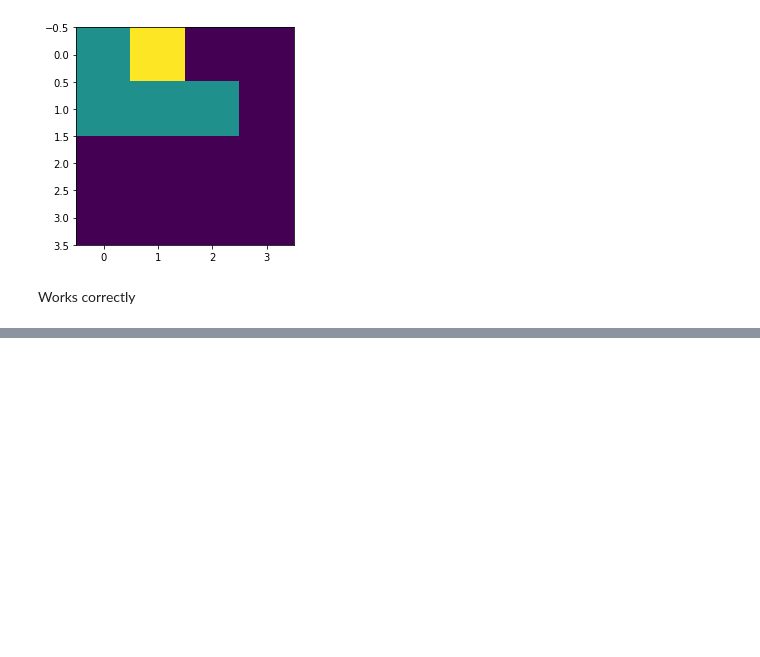
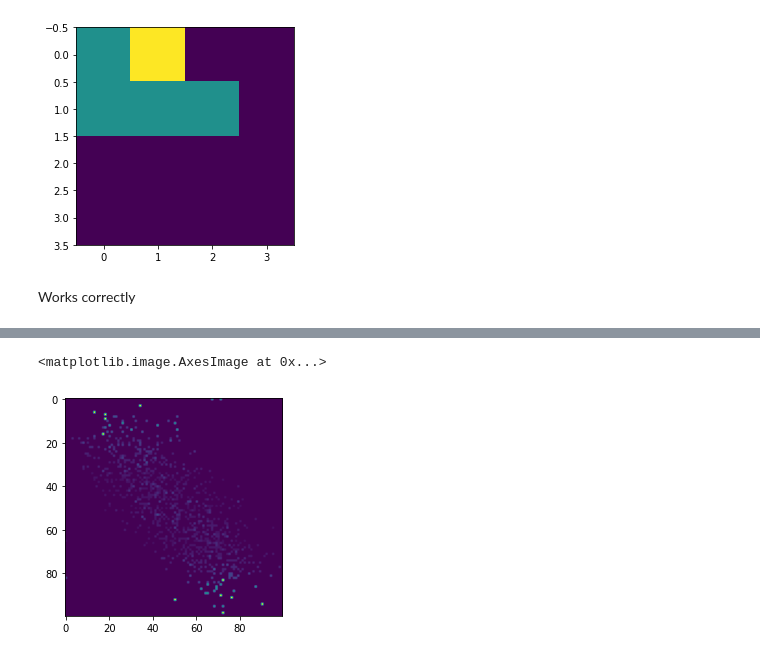
Before and after one commit to alifele/Brain_Computer_Interface, a Jupyter notebook: Garmian_Angular_field_AND_Markov_matrix.ipynb, the cells around one changed output, grey strips where cells are left out. Cells and saved outputs as stored; diff of their text form; code cells hidden in the pictures; blank space fills up the shorter version.

```diff
--- a/Garmian_Angular_field_AND_Markov_matrix.ipynb
+++ b/Garmian_Angular_field_AND_Markov_matrix.ipynb
@@ -170,6 +174,12 @@ def bin_finder(bins, n):
   d = bins[2] - bins[1]
   n+=eps
   return np.argmax((n>bins) * ((n-d)<bins))
+# %%
+def bin_creator(data, n):
+  max_ = data.max()
+  min_ = data.min()
+  bins = np.linspace(np.ceil(min_)-1,np.floor(max_),n)
+  return bins
 # %%
 data = 5 * np.random.randint(10, size=1000)
 #plt.plot(data)
@@ -222,0 +243,3 @@ Works correctly
+# %%
+bins = bin_creator(x, 100)
+bins
@@ -222,0 +264,7 @@ Works correctly
+# %%
+mat_normal = Markov_matrix_generator(bins, x, normal = True)
+# %%
+plt.imshow(mat_normal)
+# %% [output]
+<matplotlib.image.AxesImage at 0x...>
+[figure, added]
```
Also changed, not shown: parts of 16 cells of this notebook.
